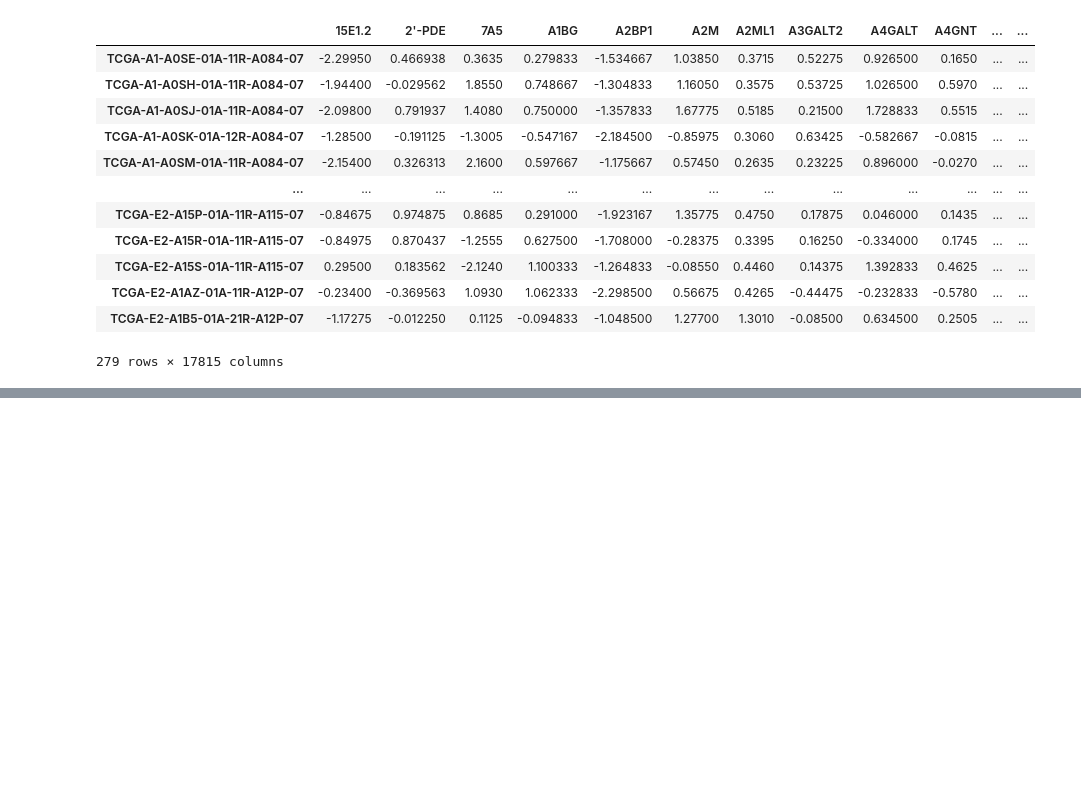
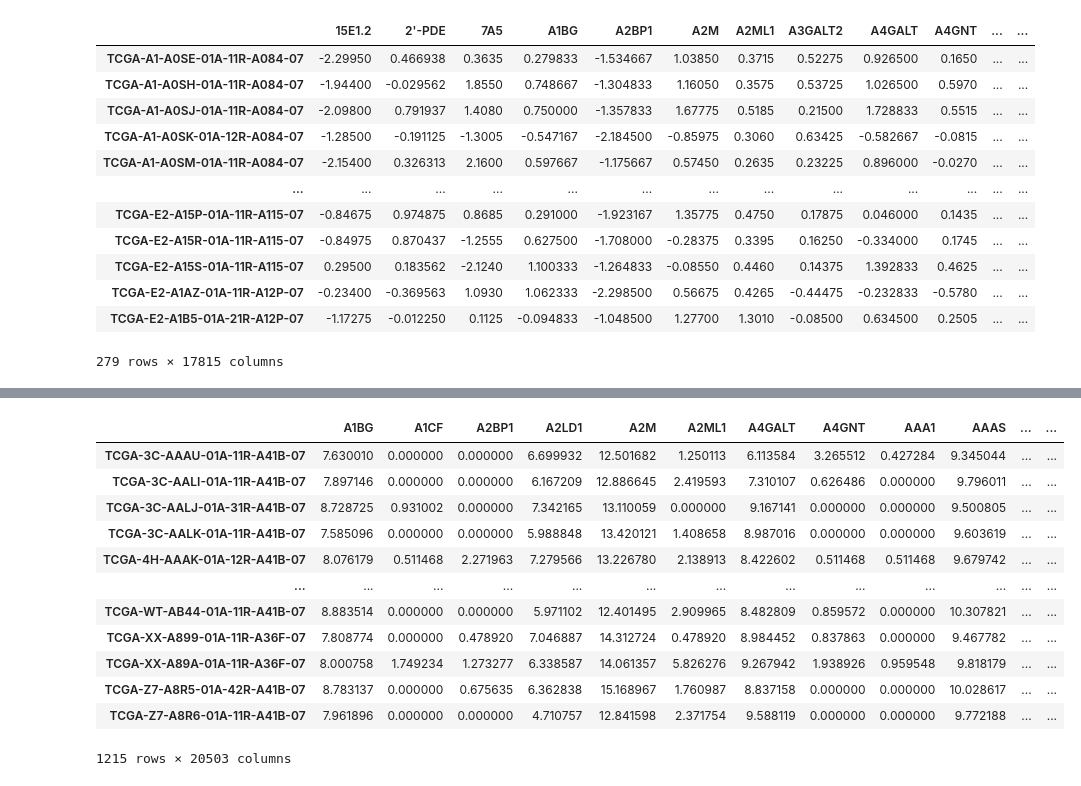
Before and after one commit to colombelli/bioinformatics-ml, a Jupyter notebook: Data Processing/TCGA-Assembler processing.ipynb, the cells around one changed output, grey strips where cells are left out. Drawn from its saved outputs; the diff is of its cells as text; code cells hidden in the pictures; blank space fills up the shorter version.

Commit message:
added rna-seq assembler data processing

```diff
--- a/Data Processing/TCGA-Assembler processing.ipynb
+++ b/Data Processing/TCGA-Assembler processing.ipynb
@@ -97,0 +151,3 @@ pd.read_csv(save_path + file_name, index_col=0)
+# %%
+data.columns = new_cols
+data
@@ -97,0 +170,3 @@ pd.read_csv(save_path + file_name, index_col=0)
+# %%
+df = (data+1).applymap(log2)
+df
@@ -97,0 +187,18 @@ pd.read_csv(save_path + file_name, index_col=0)
+# %%
+classes = []
+
+for barcode in data.index:
+    sample_type = int(barcode.split('-')[3][0:-1])
+    if sample_type > 9 and sample_type < 20:    # Codes within [10, 19] are normal sample types
+        classes.append(0)
+    elif sample_type > 0 and sample_type < 10:  # Codes within [1, 9] are tumoral sample types
+        classes.append(1)
+    else:
+        print("\nControl sample type found for barcode:", barcode)
+
+    if sample_type != 1 and sample_type != 6 and sample_type != 11:
+        print("\nUnexpected sample type found for barcode:", barcode)
+
+
+np_cls = np.array(classes)
+np.unique(np_cls, return_counts=True)
@@ -97,0 +207,3 @@ pd.read_csv(save_path + file_name, index_col=0)
+# %%
+df['class'] = classes
+df
@@ -97,0 +244,20 @@ pd.read_csv(save_path + file_name, index_col=0)
+# %%
+for col in df.columns:
+    if '?|' in col:
+        del df[col]
+
+df
+# %% [output]
+|  | A1BG | A1CF | A2BP1 | A2LD1 | A2M | A2ML1 | A4GALT | A4GNT | AAA1 | AAAS | ... | ... |
+| TCGA-3C-AAAU-01A-11R-A41B-07 | 7.630010 | 0.000000 | 0.000000 | 6.699932 | 12.501682 | 1.250113 | 6.113584 | 3.265512 | 0.427284 | 9.345044 | ... | ... |
+| TCGA-3C-AALI-01A-11R-A41B-07 | 7.897146 | 0.000000 | 0.000000 | 6.167209 | 12.886645 | 2.419593 | 7.310107 | 0.626486 | 0.000000 | 9.796011 | ... | ... |
+| TCGA-3C-AALJ-01A-31R-A41B-07 | 8.728725 | 0.931002 | 0.000000 | 7.342165 | 13.110059 | 0.000000 | 9.167141 | 0.000000 | 0.000000 | 9.500805 | ... | ... |
+| TCGA-3C-AALK-01A-11R-A41B-07 | 7.585096 | 0.000000 | 0.000000 | 5.988848 | 13.420121 | 1.408658 | 8.987016 | 0.000000 | 0.000000 | 9.603619 | ... | ... |
+| TCGA-4H-AAAK-01A-12R-A41B-07 | 8.076179 | 0.511468 | 2.271963 | 7.279566 | 13.226780 | 2.138913 | 8.422602 | 0.511468 | 0.511468 | 9.679742 | ... | ... |
+| ... | ... | ... | ... | ... | ... | ... | ... | ... | ... | ... | ... | ... |
+| TCGA-WT-AB44-01A-11R-A41B-07 | 8.883514 | 0.000000 | 0.000000 | 5.971102 | 12.401495 | 2.909965 | 8.482809 | 0.859572 | 0.000000 | 10.307821 | ... | ... |
+| TCGA-XX-A899-01A-11R-A36F-07 | 7.808774 | 0.000000 | 0.478920 | 7.046887 | 14.312724 | 0.478920 | 8.984452 | 0.837863 | 0.000000 | 9.467782 | ... | ... |
+| TCGA-XX-A89A-01A-11R-A36F-07 | 8.000758 | 1.749234 | 1.273277 | 6.338587 | 14.061357 | 5.826276 | 9.267942 | 1.938926 | 0.959548 | 9.818179 | ... | ... |
+| TCGA-Z7-A8R5-01A-42R-A41B-07 | 8.783137 | 0.000000 | 0.675635 | 6.362838 | 15.168967 | 1.760987 | 8.837158 | 0.000000 | 0.000000 | 10.028617 | ... | ... |
+| TCGA-Z7-A8R6-01A-11R-A41B-07 | 7.961896 | 0.000000 | 0.000000 | 4.710757 | 12.841598 | 2.371754 | 9.588119 | 0.000000 | 0.000000 | 9.772188 | ... | ... |
+1215 rows × 20503 columns
```
Also changed, not shown: parts of 11 cells of this notebook, 3 other files.
